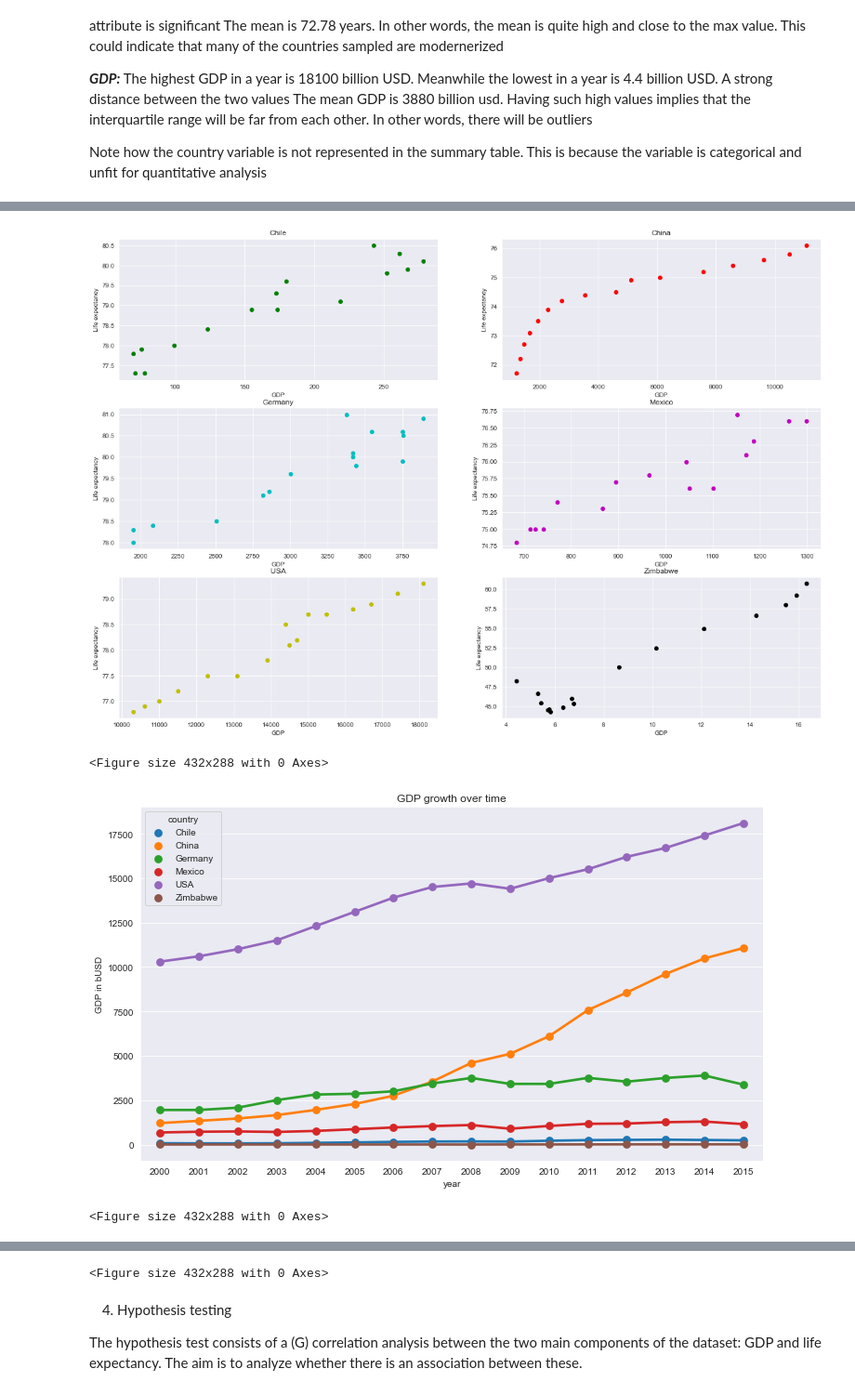
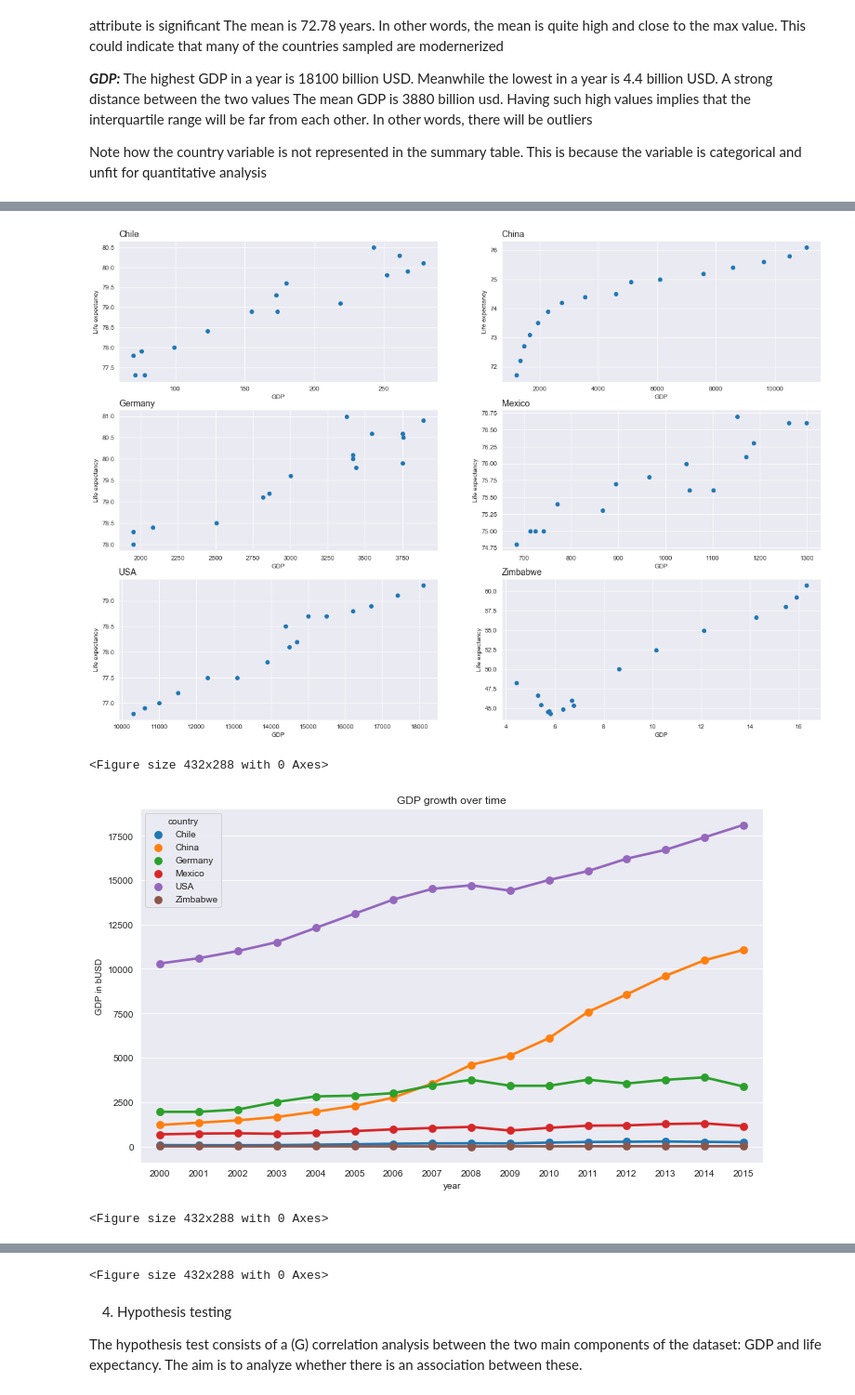
Before and after one commit to albertbanke/LifeExpectancyandGDP, a Jupyter notebook: life_expectancy_gdp.ipynb, the cells around one changed output, grey strips where cells are left out. Shown at 93% size. Drawn from its saved outputs; the diff is of its cells as text; code cells hidden in the pictures.

```diff
--- a/life_expectancy_gdp.ipynb
+++ b/life_expectancy_gdp.ipynb
@@ -229,48 +228,45 @@ plt.clf()
 # Plotting a scatterplot to show the association between GDP and life expectancy and the respective countries
 def scatter(frame):
     plt.figure(figsize = [20,14])
-    plt.tight_layout()
-    colors = "ygrcmykw"
     for count, countries in enumerate(frame.country.unique(), start=1):
         plt.subplot(3, 2, count)
-        plt.scatter(x = frame[frame.country == countries]['gdp_usdb'], y = frame[frame.country == countries]['life_expectancy_yrs'], c =colors[count])
-        plt.title(countries)
+        plt.scatter(x = frame[frame.country == countries]['gdp_usdb'], y = frame[frame.country == countries]['life_expectancy_yrs'])
+        plt.title(countries, loc = 'left', fontsize = 14)
         plt.xlabel('GDP')
         plt.ylabel('Life expectancy')
-
 
 scatter(df)
 plt.show()
 plt.clf()
 
 # Plotting pointplots to show the changes in the variables over time
 plt.figure(figsize = [12, 7])
 ax5 = sns.pointplot(data = df, x = 'year', y = 'gdp_usdb', hue = 'country')
 
 plt.title('GDP growth over time')
 plt.ylabel('GDP in bUSD')
 
 
 plt.show()
 plt.clf()
 
 plt.figure(figsize = [12, 7])
 ax6 = sns.pointplot(data = df, x = 'year', y = 'life_expectancy_yrs', hue = 'country')
 
 plt.title('Life expectancy in years over time')
 plt.ylabel('Life expectancy in years')
 
 
 plt.show()
 plt.clf()
 
 
 # Interpretation: The first graph shows how the association between GDP and life expectancy is relatively linear.
 # The second graph, the pointplot show how GDP has increased over time, but its harder to distinct for Zimbabwe and Chile.
 # Meanwhile, China has tripled its GDP in the same period. USA has increased its GDP in the same period as well.
 # Finally, the third graph show how Zimbabwe has increased its life expectancy with almost 20 years during the same period
 # %% [output]
-[figure, old version]
+[figure, new version]
 <Figure size 432x288 with 0 Axes>
 [figure]
 <Figure size 432x288 with 0 Axes>
```
Also changed, not shown: parts of 3 cells of this notebook.
